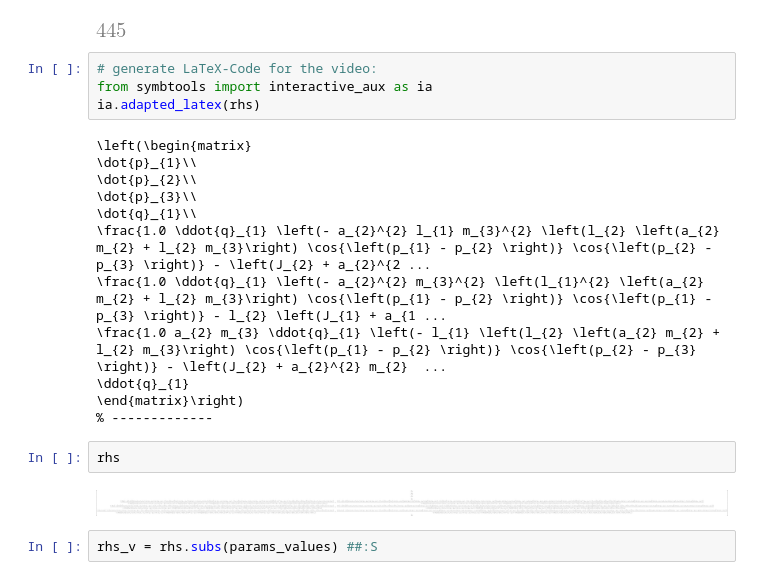
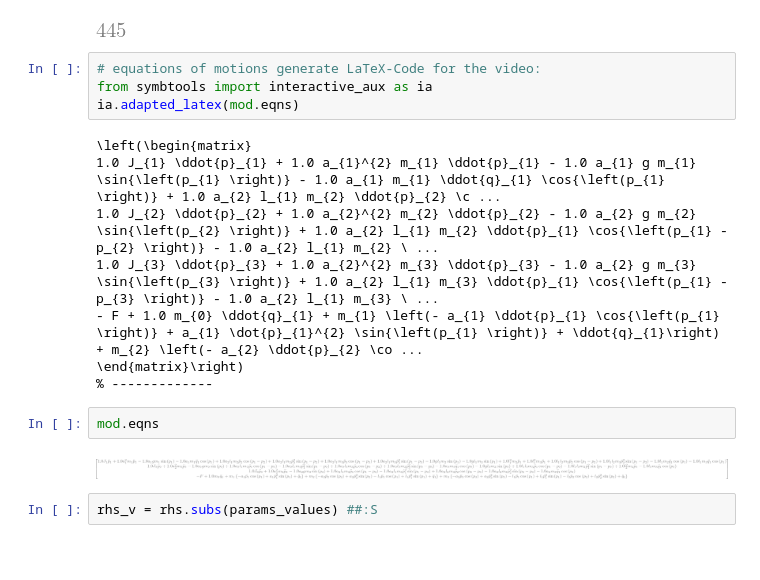
Before and after one commit to cknoll/demo-material, a Jupyter notebook: underactuated_systems/triple_pendulum_with_modeltools_plus_simulation-en.ipynb, the cells around one changed output. Drawn from its saved outputs; the diff is of its cells as text; blank space fills up the shorter version.

```diff
--- a/underactuated_systems/triple_pendulum_with_modeltools_plus_simulation-en.ipynb
+++ b/underactuated_systems/triple_pendulum_with_modeltools_plus_simulation-en.ipynb
@@ -230,25 +233,21 @@ rhs[4].co
 # %% [output]
 [figure]
 # %%
-# generate LaTeX-Code for the video:
+# equations of motions generate LaTeX-Code for the video:
 from symbtools import interactive_aux as ia
-ia.adapted_latex(rhs)
+ia.adapted_latex(mod.eqns)
 # %% [output]
 \left(\begin{matrix}
-\dot{p}_{1}\\
-\dot{p}_{2}\\
-\dot{p}_{3}\\
-\dot{q}_{1}\\
-\frac{1.0 \ddot{q}_{1} \left(- a_{2}^{2} l_{1} m_{3}^{2} \left(l_{2} \left(a_{2} m_{2} + l_{2} m_{3}\right) \cos{\left(p_{1} - p_{2} \right)} \cos{\left(p_{2} - p_{3} \right)} - \left(J_{2} + a_{2}^{2 ...
-\frac{1.0 \ddot{q}_{1} \left(- a_{2}^{2} m_{3}^{2} \left(l_{1}^{2} \left(a_{2} m_{2} + l_{2} m_{3}\right) \cos{\left(p_{1} - p_{2} \right)} \cos{\left(p_{1} - p_{3} \right)} - l_{2} \left(J_{1} + a_{1 ...
-\frac{1.0 a_{2} m_{3} \ddot{q}_{1} \left(- l_{1} \left(l_{2} \left(a_{2} m_{2} + l_{2} m_{3}\right) \cos{\left(p_{1} - p_{2} \right)} \cos{\left(p_{2} - p_{3} \right)} - \left(J_{2} + a_{2}^{2} m_{2}  ...
-\ddot{q}_{1}
+1.0 J_{1} \ddot{p}_{1} + 1.0 a_{1}^{2} m_{1} \ddot{p}_{1} - 1.0 a_{1} g m_{1} \sin{\left(p_{1} \right)} - 1.0 a_{1} m_{1} \ddot{q}_{1} \cos{\left(p_{1} \right)} + 1.0 a_{2} l_{1} m_{2} \ddot{p}_{2} \c ...
+1.0 J_{2} \ddot{p}_{2} + 1.0 a_{2}^{2} m_{2} \ddot{p}_{2} - 1.0 a_{2} g m_{2} \sin{\left(p_{2} \right)} + 1.0 a_{2} l_{1} m_{2} \ddot{p}_{1} \cos{\left(p_{1} - p_{2} \right)} - 1.0 a_{2} l_{1} m_{2} \ ...
+1.0 J_{3} \ddot{p}_{3} + 1.0 a_{2}^{2} m_{3} \ddot{p}_{3} - 1.0 a_{2} g m_{3} \sin{\left(p_{3} \right)} + 1.0 a_{2} l_{1} m_{3} \ddot{p}_{1} \cos{\left(p_{1} - p_{3} \right)} - 1.0 a_{2} l_{1} m_{3} \ ...
+- F + 1.0 m_{0} \ddot{q}_{1} + m_{1} \left(- a_{1} \ddot{p}_{1} \cos{\left(p_{1} \right)} + a_{1} \dot{p}_{1}^{2} \sin{\left(p_{1} \right)} + \ddot{q}_{1}\right) + m_{2} \left(- a_{2} \ddot{p}_{2} \co ...
 \end{matrix}\right)
 % -------------
-# %%
-rhs
-# %% [output]
-[figure, removed]
+# %%
+mod.eqns
+# %% [output]
+[figure, added]
 # %%
 rhs_v = rhs.subs(params_values) ##:S
 # %% [output]
```
Also changed, not shown: parts of 4 cells of this notebook.
